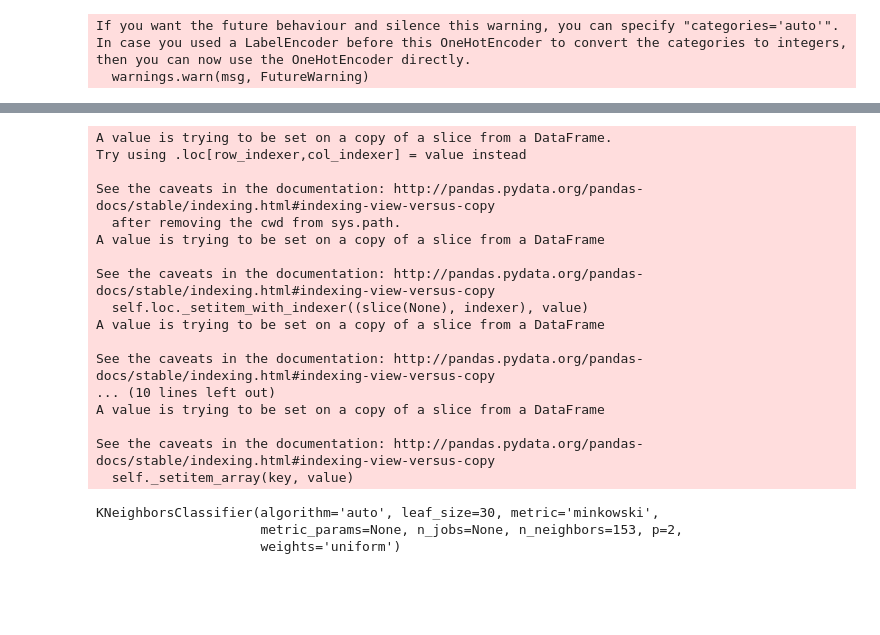
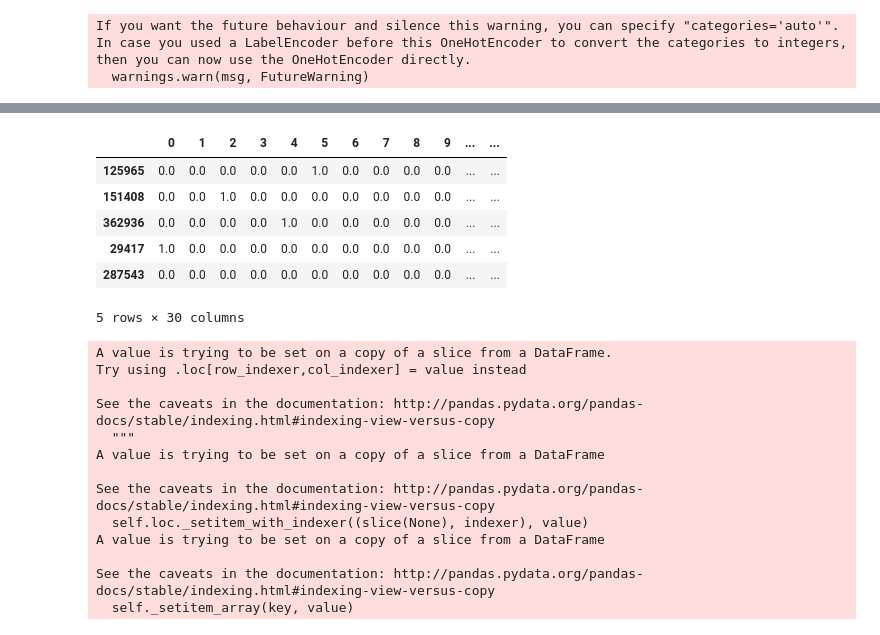
Before and after one commit to krupalidobariya/Crime_detection, a Jupyter notebook: Crime.ipynb, the cells around one changed output, grey strips where cells are left out. Drawn from its saved outputs; the diff is of its cells as text; code cells hidden in the pictures; blank space fills up the shorter version.

```diff
--- a/Crime.ipynb
+++ b/Crime.ipynb
@@ -145,15 +139,14 @@ Dataset.head()
 Dataset.sort_index(axis=0,inplace=True)
 # %%
 #
-X=Dataset.iloc[:,[2,3,4,5,6,9,10]].values
-Y=Dataset.iloc[:,0]
-N=94803
+X=Dataset.iloc[:,[1,2,3,4,5,6,7,8]].values
+Y=Dataset.iloc[:,0].values
 # %%
 # Here we are taking care of categorical data for X
 from sklearn.preprocessing import LabelEncoder,OneHotEncoder
 labelencoder_x=LabelEncoder()
-X[:,4]=labelencoder_x.fit_transform(X[:,4])
-onehotencoder=OneHotEncoder(categorical_features=[4])
+X[:,5]=labelencoder_x.fit_transform(X[:,5])
+onehotencoder=OneHotEncoder(categorical_features=[5])
 X=onehotencoder.fit_transform(X).toarray()
 # %% [output]
 If you want the future behaviour and silence this warning, you can specify "categories='auto'".
@@ -179,19 +172,29 @@ X.head()
 # %%
 #Splitting the data into train set and test set
 from sklearn.model_selection import train_test_split
 X_train,X_test,Y_train,Y_test=train_test_split(X,Y,test_size=0.2,random_state=0)
+X_train=pd.DataFrame(X_train)
+X_train.head()
+# %% [output]
+|  | 0 | 1 | 2 | 3 | 4 | 5 | 6 | 7 | 8 | 9 | ... | ... |
+| 125965 | 0.0 | 0.0 | 0.0 | 0.0 | 0.0 | 1.0 | 0.0 | 0.0 | 0.0 | 0.0 | ... | ... |
+| 151408 | 0.0 | 0.0 | 1.0 | 0.0 | 0.0 | 0.0 | 0.0 | 0.0 | 0.0 | 0.0 | ... | ... |
+| 362936 | 0.0 | 0.0 | 0.0 | 0.0 | 1.0 | 0.0 | 0.0 | 0.0 | 0.0 | 0.0 | ... | ... |
+| 29417 | 1.0 | 0.0 | 0.0 | 0.0 | 0.0 | 0.0 | 0.0 | 0.0 | 0.0 | 0.0 | ... | ... |
+| 287543 | 0.0 | 0.0 | 0.0 | 0.0 | 0.0 | 0.0 | 0.0 | 0.0 | 0.0 | 0.0 | ... | ... |
+5 rows × 30 columns
 # %%
 #Feature Scaling of latitude and longitude
 from sklearn.preprocessing import StandardScaler
 sc_X=StandardScaler()
-X_train[[27,28]]=sc_X.fit_transform(X_train[[27,28]])
-X_test[[27,28]]=sc_X.transform(X_test[[27,28]])
+X_train[[23,28,29]]=sc_X.fit_transform(X_train[[23,28,29]])
+X_test[[23,28,29]]=sc_X.transform(X_test[[23,28,29]])
 # %% [output]
 A value is trying to be set on a copy of a slice from a DataFrame.
 Try using .loc[row_indexer,col_indexer] = value instead
 
 See the caveats in the documentation: http://pandas.pydata.org/pandas-docs/stable/indexing.html#indexing-view-versus-copy
-  after removing the cwd from sys.path.
+  """
 A value is trying to be set on a copy of a slice from a DataFrame
 
 See the caveats in the documentation: http://pandas.pydata.org/pandas-docs/stable/indexing.html#indexing-view-versus-copy
@@ -199,18 +202,4 @@ See the caveats in the documentation: http://pandas.pydata.org/pandas-docs/stabl
 A value is trying to be set on a copy of a slice from a DataFrame
 
 See the caveats in the documentation: http://pandas.pydata.org/pandas-docs/stable/indexing.html#indexing-view-versus-copy
-... (10 lines left out)
-A value is trying to be set on a copy of a slice from a DataFrame
-
-See the caveats in the documentation: http://pandas.pydata.org/pandas-docs/stable/indexing.html#indexing-view-versus-copy
   self._setitem_array(key, value)
-# %%
-#Fitting K-nearest Classification To the training set
-from sklearn.neighbors import KNeighborsClassifier
-import math
-classifier=KNeighborsClassifier(n_neighbors=int((math.sqrt(N)/2)),metric='minkowski',p=2)
-classifier.fit(X_train,Y_train)
-# %% [output]
-KNeighborsClassifier(algorithm='auto', leaf_size=30, metric='minkowski',
-                     metric_params=None, n_jobs=None, n_neighbors=153, p=2,
-                     weights='uniform')
```
Also changed, not shown: parts of 8 cells of this notebook.
